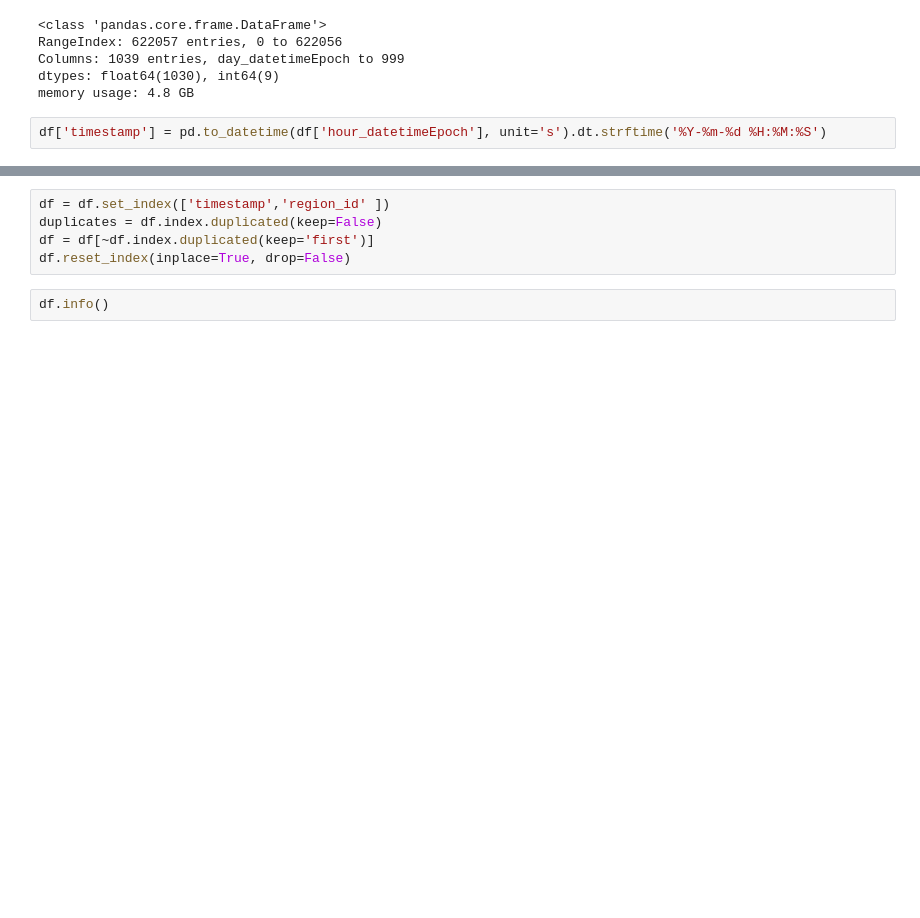
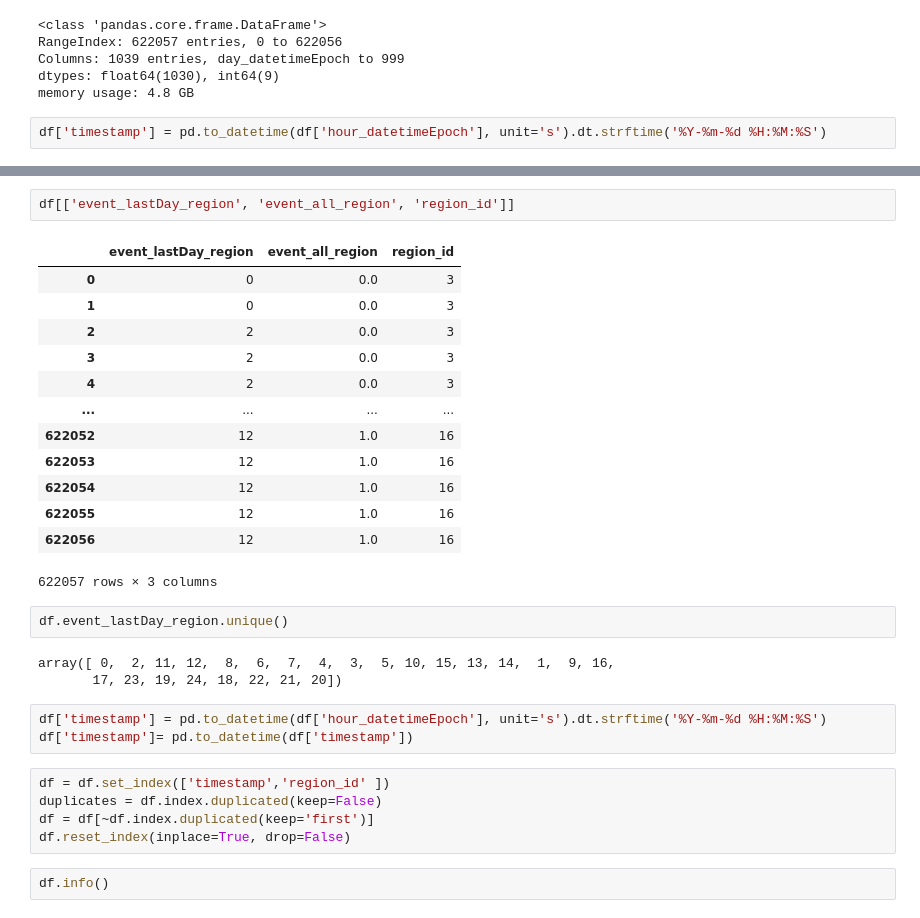
Before and after one commit to HliebOcheretianyi/H2_python_structure_and_data, a Jupyter notebook: src/feature_2.ipynb, the cells around one changed output, grey strips where cells are left out. Drawn from its saved outputs; the diff is of its cells as text; blank space fills up the shorter version.

```diff
--- a/src/feature_2.ipynb
+++ b/src/feature_2.ipynb
@@ -37,3 +54,27 @@ df['timestamp']= pd.to_datetime(df['timestamp'])
+# %%
+df[['event_lastDay_region', 'event_all_region', 'region_id']]
+# %% [output]
+|  | event_lastDay_region | event_all_region | region_id |
+| 0 | 0 | 0.0 | 3 |
+| 1 | 0 | 0.0 | 3 |
+| 2 | 2 | 0.0 | 3 |
+| 3 | 2 | 0.0 | 3 |
+| 4 | 2 | 0.0 | 3 |
+| ... | ... | ... | ... |
+| 622052 | 12 | 1.0 | 16 |
+| 622053 | 12 | 1.0 | 16 |
+| 622054 | 12 | 1.0 | 16 |
+| 622055 | 12 | 1.0 | 16 |
+| 622056 | 12 | 1.0 | 16 |
+622057 rows × 3 columns
+# %%
+df.event_lastDay_region.unique()
+# %% [output]
+array([ 0,  2, 11, 12,  8,  6,  7,  4,  3,  5, 10, 15, 13, 14,  1,  9, 16,
+       17, 23, 19, 24, 18, 22, 21, 20])
+# %%
+df['timestamp'] = pd.to_datetime(df['hour_datetimeEpoch'], unit='s').dt.strftime('%Y-%m-%d %H:%M:%S')
+df['timestamp']= pd.to_datetime(df['timestamp'])
 # %%
 df = df.set_index(['timestamp','region_id' ])
 duplicates = df.index.duplicated(keep=False)
```
Also changed, not shown: parts of 11 cells of this notebook, 7 other files.
